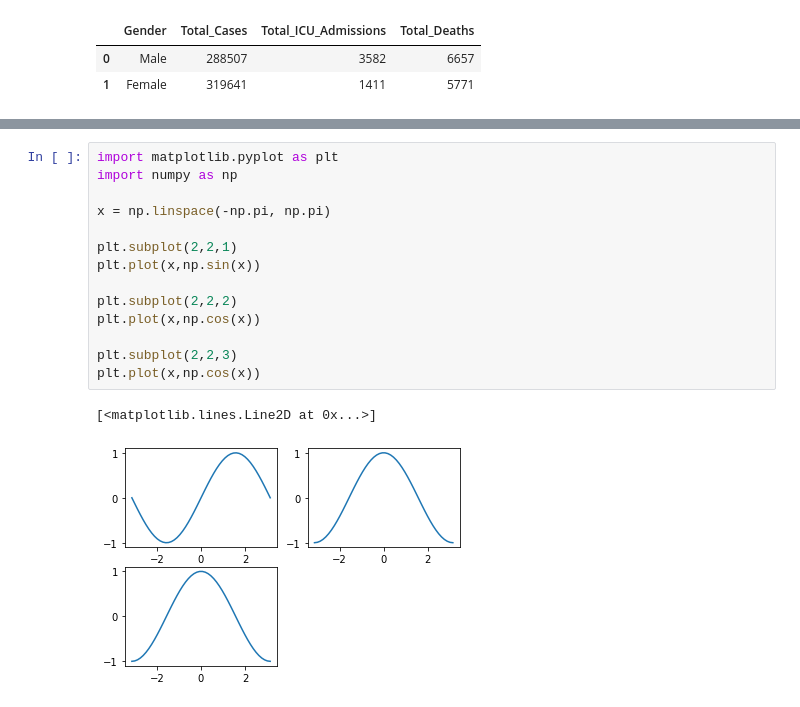
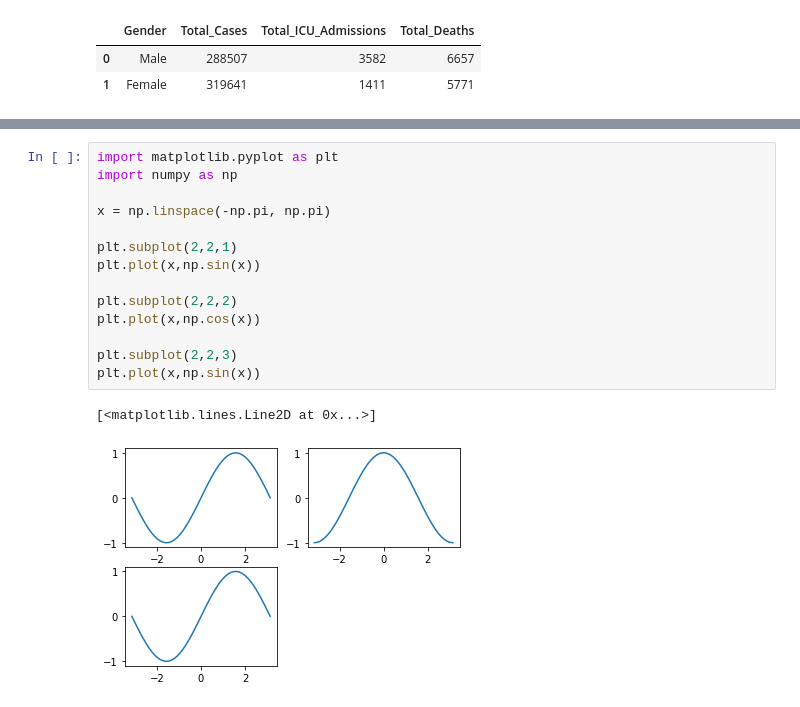
Before and after one commit to Limpan0305/linus_sundsten_TE19C, a Jupyter notebook: Programmering1/Dataanalysprojekt/projekt.ipynb, the cells around one changed output, grey strips where cells are left out. Drawn from its saved outputs; the diff is of its cells as text.

```diff
--- a/Programmering1/Dataanalysprojekt/projekt.ipynb
+++ b/Programmering1/Dataanalysprojekt/projekt.ipynb
@@ -81,17 +65,17 @@ graf(döda,döda)
 # %%
 import matplotlib.pyplot as plt
 import numpy as np
 
 x = np.linspace(-np.pi, np.pi)
 
 plt.subplot(2,2,1)
 plt.plot(x,np.sin(x))
 
 plt.subplot(2,2,2)
 plt.plot(x,np.cos(x))
 
 plt.subplot(2,2,3)
-plt.plot(x,np.cos(x))
+plt.plot(x,np.sin(x))
 # %% [output]
 [<matplotlib.lines.Line2D at 0x...>]
-[figure, old version]
+[figure, new version]
```
Also changed, not shown: parts of 2 cells of this notebook, 3 other files.
